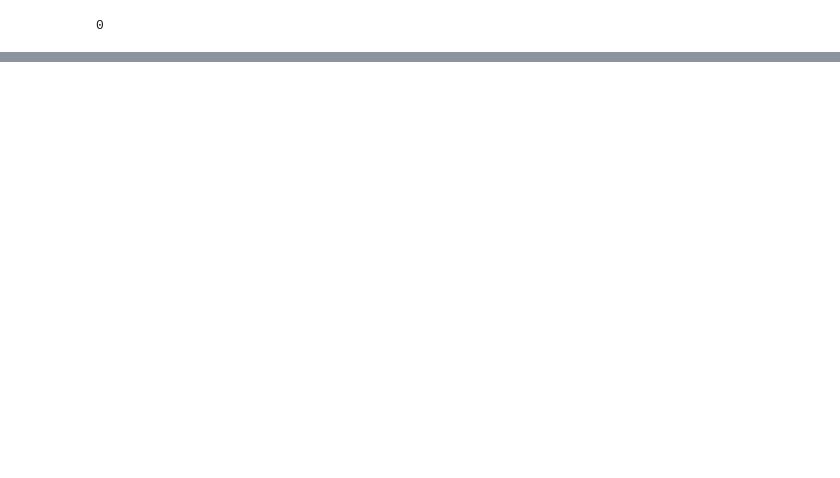
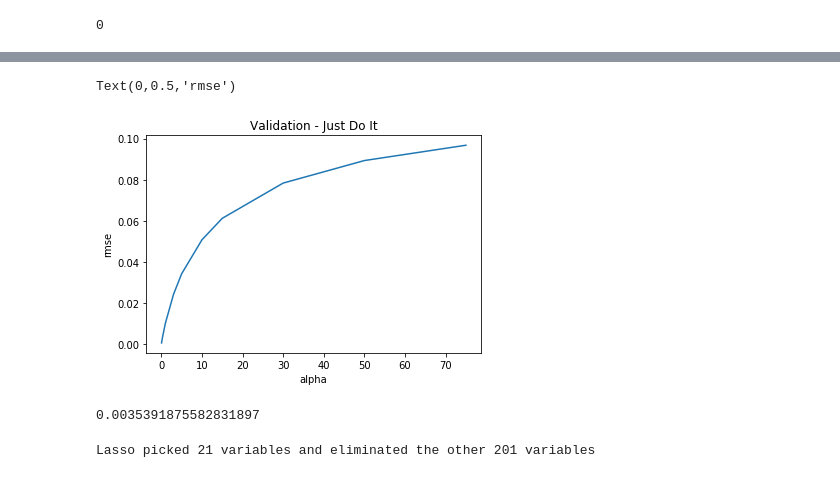
Before and after one commit to hossamabdullah/kaggle, a Jupyter notebook: house pricing/house prices.ipynb, the cells around one changed output, grey strips where cells are left out. Drawn from its saved outputs; the diff is of its cells as text; code cells hidden in the pictures; blank space fills up the shorter version.

```diff
--- a/house pricing/house prices.ipynb
+++ b/house pricing/house prices.ipynb
@@ -16,5 +16,8 @@ df_train = pd.read_csv('./housepricing/train.csv')
 # %%
 #missing data
+total = df_train.isnull().sum().sort_values(ascending=False)
+percent = (df_train.isnull().sum()/df_train.isnull().count()).sort_values(ascending=False)
+missing_data = pd.concat([total, percent], axis=1, keys=['Total', 'Percent'])
 
 #dealing with missing data
 df_train = df_train.drop((missing_data[missing_data['Total'] > 1]).index,1)
@@ -50,0 +66,6 @@ df_train = pd.get_dummies(df_train)
+# %%
+from sklearn.linear_model import Ridge, RidgeCV, ElasticNet, LassoCV, LassoLarsCV
+from sklearn.model_selection import cross_val_score
+def rmse_cv(model):
+    rmse= np.sqrt(-cross_val_score(model, df_train, y, scoring="neg_mean_squared_error", cv = 5))
+    return(rmse)
@@ -50,0 +76,12 @@ df_train = pd.get_dummies(df_train)
+# %%
+alphas = [0.05, 0.1, 0.3, 1, 3, 5, 10, 15, 30, 50, 75]
+cv_ridge = [rmse_cv(Ridge(alpha = alpha)).mean()
+            for alpha in alphas]
+# %%
+cv_ridge = pd.Series(cv_ridge, index = alphas)
+cv_ridge.plot(title = "Validation - Just Do It")
+plt.xlabel("alpha")
+plt.ylabel("rmse")
+# %% [output]
+Text(0,0.5,'rmse')
+[figure, added]
@@ -50,0 +90,4 @@ df_train = pd.get_dummies(df_train)
+# %%
+rmse_cv(model_lasso).mean()
+# %% [output]
+0.0035391875582831897
@@ -50,0 +96,4 @@ df_train = pd.get_dummies(df_train)
+# %%
+print("Lasso picked " + str(sum(coef != 0)) + " variables and eliminated the other " +  str(sum(coef == 0)) + " variables")
+# %% [output]
+Lasso picked 21 variables and eliminated the other 201 variables
```
Also changed, not shown: parts of 10 cells of this notebook.
